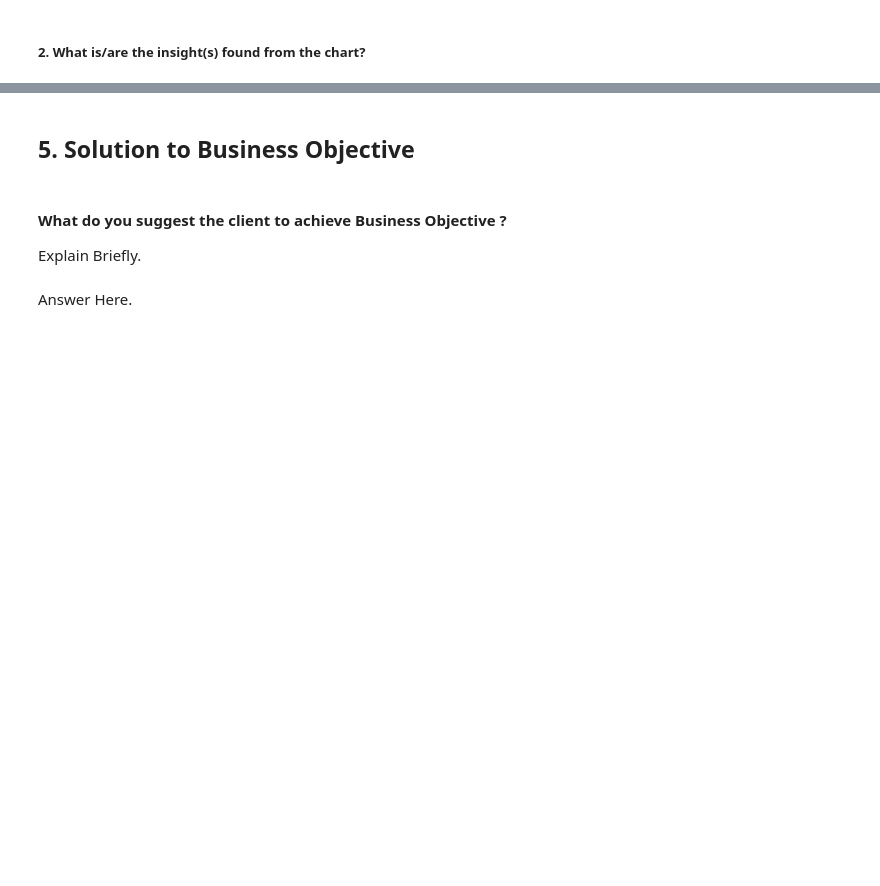
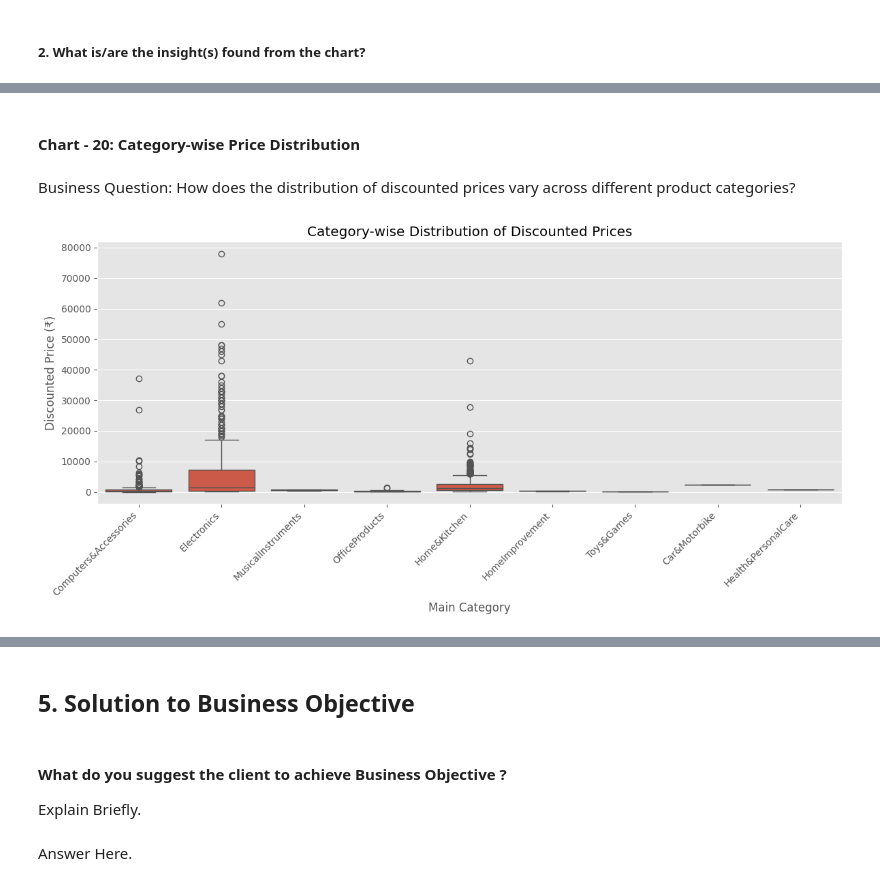
Before and after one commit to ArpitaGuniyal/Amazon-Sales-EDA, a Jupyter notebook: amazon_sales_eda.ipynb, the cells around one changed output, grey strips where cells are left out. Saved outputs shown, nothing was run; the diff lists cells and outputs as text; code cells hidden in the pictures; blank space fills up the shorter version.

```diff
--- a/amazon_sales_eda.ipynb
+++ b/amazon_sales_eda.ipynb
@@ -1228,0 +1371,24 @@ Answer Here
+# %% [markdown]
+#### Chart - 20: Category-wise Price Distribution
+# %% [markdown]
+Business Question: How does the distribution of discounted prices vary across different product categories?
+# %%
+plt.figure(figsize=(12,6))
+
+sns.boxplot(
+    x='main_category',
+    y='discounted_price',
+    data=df_clean
+)
+
+plt.title("Category-wise Distribution of Discounted Prices")
+plt.xlabel("Main Category")
+plt.ylabel("Discounted Price (₹)")
+
+plt.xticks(rotation=45, ha='right')
+
+plt.tight_layout()
+
+plt.show()
+# %% [output]
+[figure, added]
```
Also changed, not shown: parts of 47 cells of this notebook.
